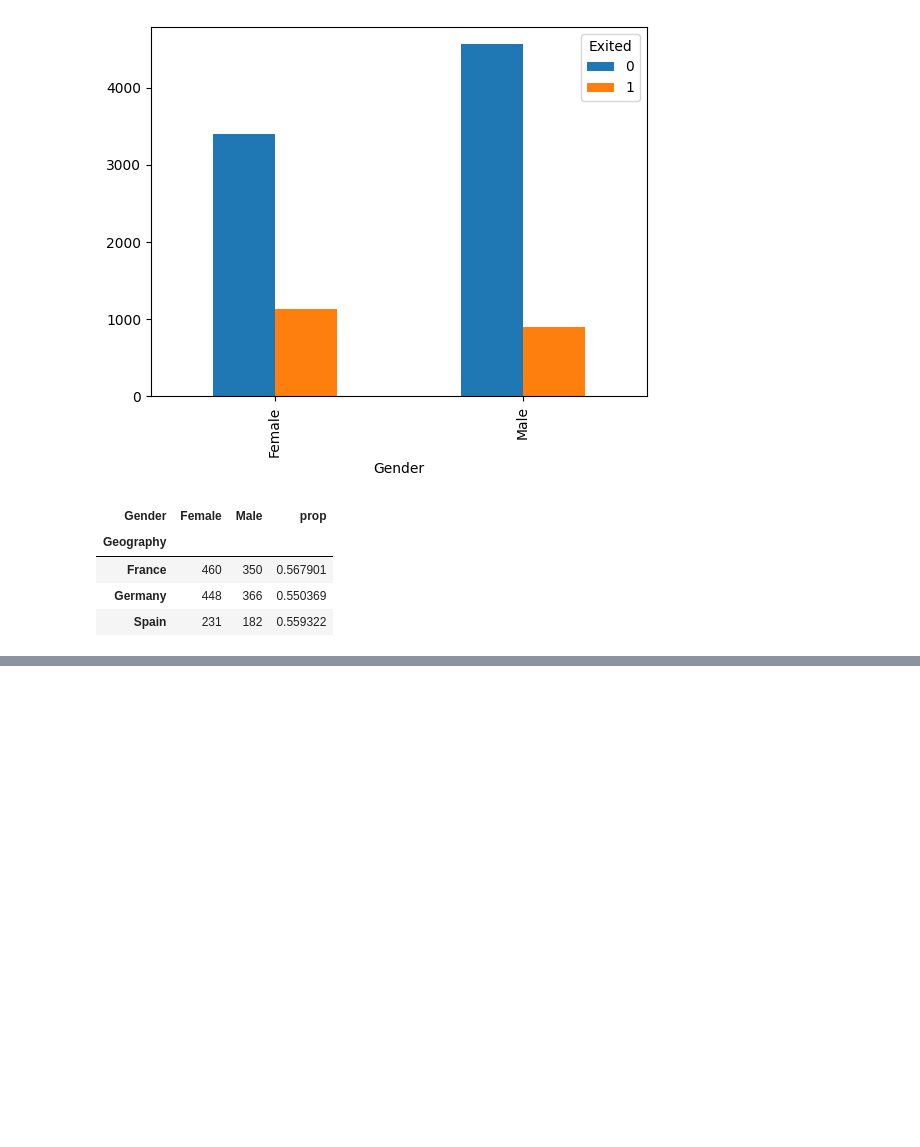
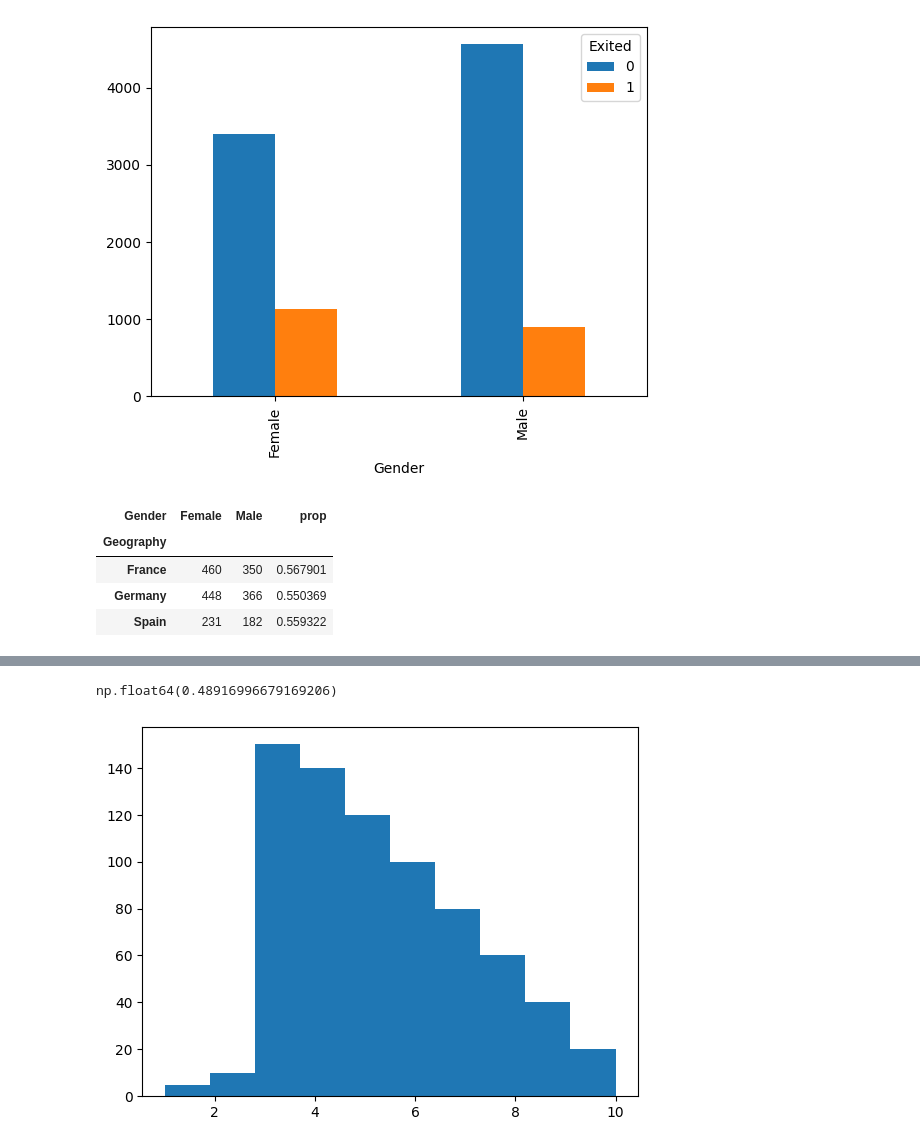
Before and after one commit to chaitanysaraswat/Advanced-Analytics-Using-Statistics, a Jupyter notebook: lecture8.ipynb, the cells around one changed output, grey strips where cells are left out. Saved outputs shown, nothing was run; the diff lists cells and outputs as text; code cells hidden in the pictures; blank space fills up the shorter version.

```diff
--- a/lecture8.ipynb
+++ b/lecture8.ipynb
@@ -404,0 +413,14 @@ df21
+# %%
+x1 = np.repeat([1,2,3,4,5,6,7,8,9,10],[5,10,150,140,120,100,80,60,40,20])
+x2 = np.repeat([1,2,3,4,5,6,7,8,9,10],[20,40,60,80,100,120,140,150,10,5])
+x3 = np.repeat([1,2,3,4,5,6,7,8,9,10,11],[2,5,10,20,30,40,30,20,10,5,2])
+# %%
+import scipy
+from scipy import stats
+plt.hist(x1)
+scipy.stats.skew(x1)
+# rightly skewed positively skewed
+## mean>median>mode
+# %% [output]
+np.float64(0.48916996679169206)
+[figure, added]
```
Also changed, not shown: parts of 18 cells of this notebook.
